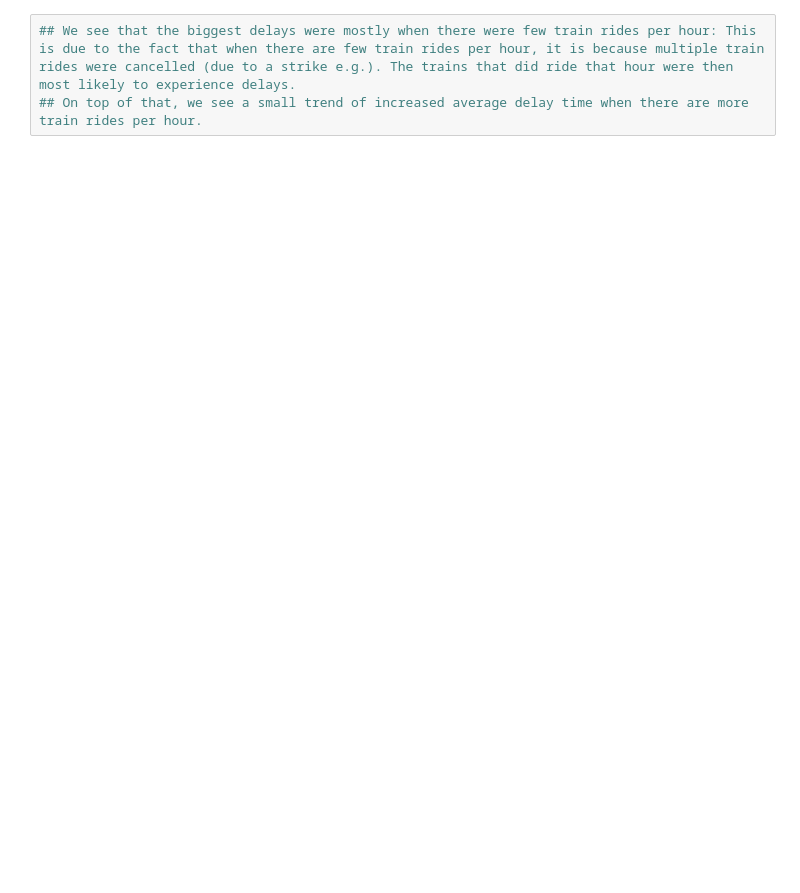
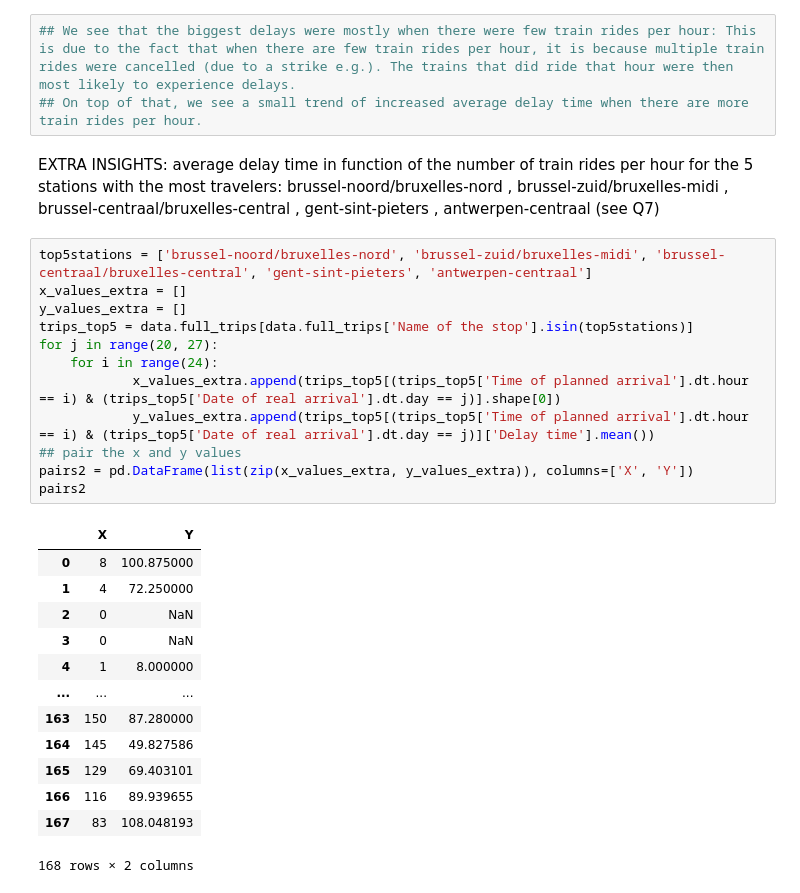
Before and after one commit to Seoyangsam/ACRM, a Jupyter notebook: src/Q15.ipynb, the cells around one changed output. Cells and saved outputs as stored; diff of their text form; blank space fills up the shorter version.

```diff
--- a/src/Q15.ipynb
+++ b/src/Q15.ipynb
@@ -85,3 +89,32 @@ plt.show()
 # %%
 ## We see that the biggest delays were mostly when there were few train rides per hour: This is due to the fact that when there are few train rides per hour, it is because multiple train rides were cancelled (due to a strike e.g.). The trains that did ride that hour were then most likely to experience delays.
 ## On top of that, we see a small trend of increased average delay time when there are more train rides per hour.
+# %% [markdown]
+EXTRA INSIGHTS: average delay time in function of the number of train rides per hour for the 5 stations with the most travelers:
+brussel-noord/bruxelles-nord , brussel-zuid/bruxelles-midi , brussel-centraal/bruxelles-central , gent-sint-pieters , antwerpen-centraal (see Q7)
+# %%
+top5stations = ['brussel-noord/bruxelles-nord', 'brussel-zuid/bruxelles-midi', 'brussel-centraal/bruxelles-central', 'gent-sint-pieters', 'antwerpen-centraal']
+x_values_extra = []
+y_values_extra = []
+trips_top5 = data.full_trips[data.full_trips['Name of the stop'].isin(top5stations)]
+for j in range(20, 27):
+    for i in range(24):
+            x_values_extra.append(trips_top5[(trips_top5['Time of planned arrival'].dt.hour == i) & (trips_top5['Date of real arrival'].dt.day == j)].shape[0])
+            y_values_extra.append(trips_top5[(trips_top5['Time of planned arrival'].dt.hour == i) & (trips_top5['Date of real arrival'].dt.day == j)]['Delay time'].mean())
+## pair the x and y values
+pairs2 = pd.DataFrame(list(zip(x_values_extra, y_values_extra)), columns=['X', 'Y'])
+pairs2
+# %% [output]
+|  | X | Y |
+| 0 | 8 | 100.875000 |
+| 1 | 4 | 72.250000 |
+| 2 | 0 | NaN |
+| 3 | 0 | NaN |
+| 4 | 1 | 8.000000 |
+| ... | ... | ... |
+| 163 | 150 | 87.280000 |
+| 164 | 145 | 49.827586 |
+| 165 | 129 | 69.403101 |
+| 166 | 116 | 89.939655 |
+| 167 | 83 | 108.048193 |
+168 rows × 2 columns
```
Also changed, not shown: parts of 10 cells of this notebook.
